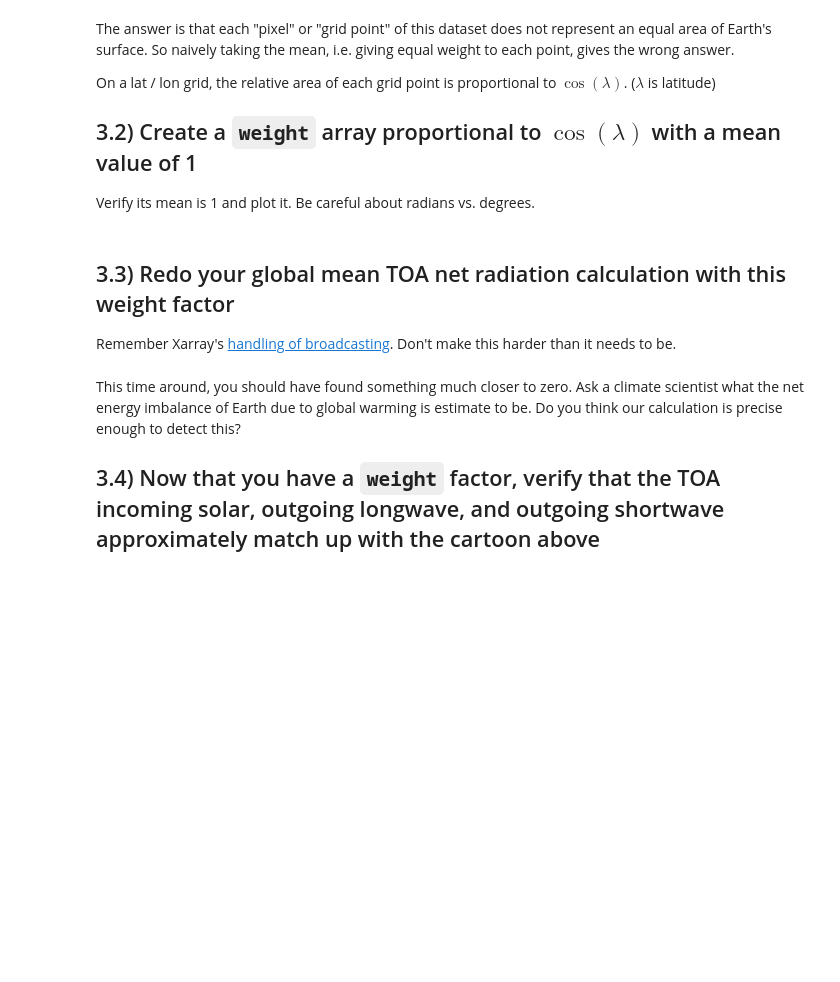
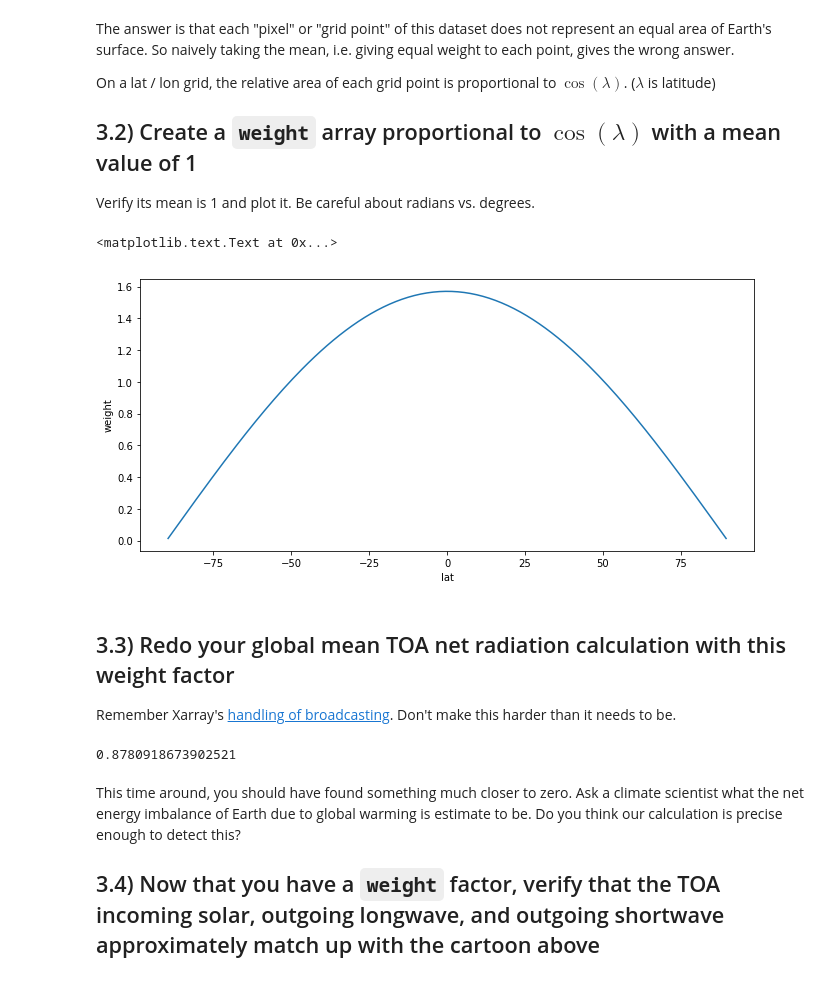
Before and after one commit to djk2120/Assignment_2, a Jupyter notebook: Assignment_8/Assignment_8.ipynb, the cells around one changed output. Drawn from its saved outputs; the diff is of its cells as text; code cells hidden in the pictures; blank space fills up the shorter version.

```diff
--- a/Assignment_8/Assignment_8.ipynb
+++ b/Assignment_8/Assignment_8.ipynb
@@ -163,10 +143,26 @@ On a lat / lon grid, the relative area of each grid point is proportional to $\c
 ## 3.2) Create a `weight` array proportional to $\cos(\lambda)$ with a mean value of 1
 
 Verify its mean is 1 and plot it. Be careful about radians vs. degrees.
+# %%
+weight = np.cos(ds.lat/360*2*np.pi)
+weight = weight/weight.mean()
+
+weight.plot()
+weight.mean()
+plt.ylabel('weight')
+# %% [output]
+<matplotlib.text.Text at 0x...>
+[figure, added]
 # %% [markdown]
 ## 3.3) Redo your global mean TOA net radiation calculation with this weight factor
 
 Remember Xarray's [handling of broadcasting](http://xarray.pydata.org/en/stable/computation.html#broadcasting-by-dimension-name). Don't make this harder than it needs to be.
+# %%
+(weight*ds.toa_net_all_mon).mean().values.tolist()
+
+# climate change forcing in W/m2 is (e.g.) the 4.5 in RCP4.5 (relative to pre-industrial)
+# %% [output]
+0.8780918673902521
 # %% [markdown]
 This time around, you should have found something much closer to zero. Ask a climate scientist what the net energy imbalance of Earth due to global warming is estimate to be. Do you think our calculation is precise enough to detect this?
 
```
Also changed, not shown: parts of 15 cells of this notebook.
